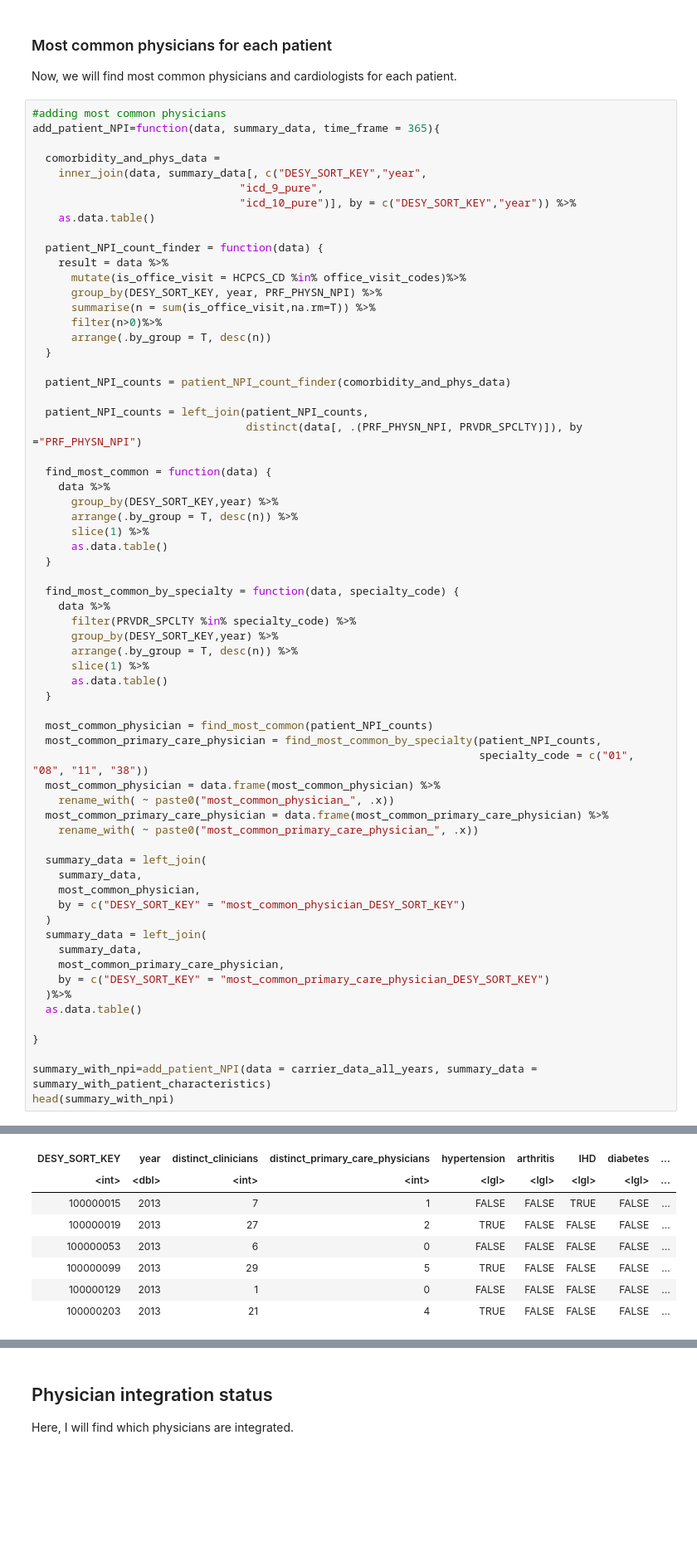
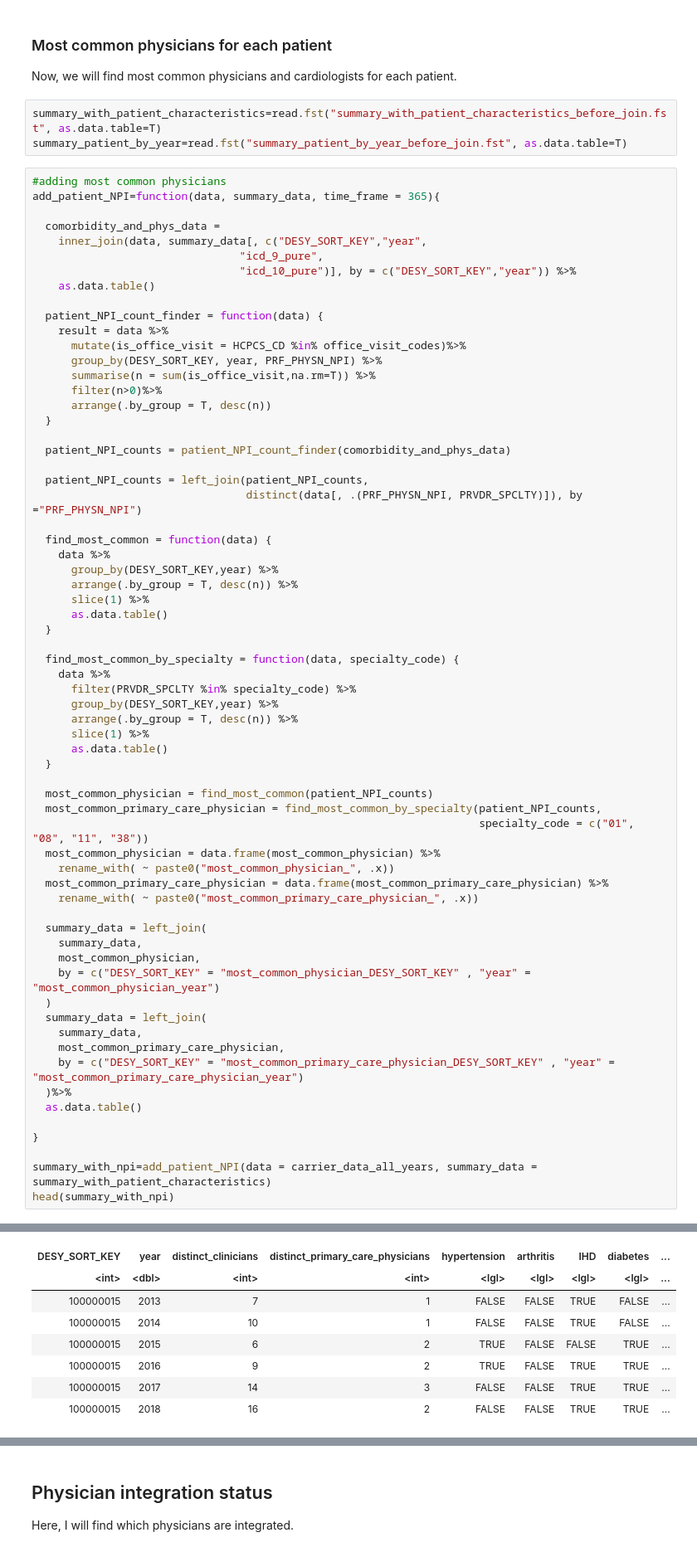
Before and after one commit to F4rbod/CaseMix, a Jupyter notebook: Calculations.ipynb, the cells around one changed output, grey strips where cells are left out. Shown: that part at 83% size. Cells and saved outputs as stored; diff of their text form; blank space fills up the shorter version.

Commit message:
fixed errors in the summary files and got to the end of producing results with integration stats

```diff
--- a/Calculations.ipynb
+++ b/Calculations.ipynb
@@ -297,6 +275,9 @@ A data.table: 6 × 46
 ### Most common physicians for each patient
 
 Now, we will find most common physicians and cardiologists for each patient.
+# %%
+summary_with_patient_characteristics=read.fst("summary_with_patient_characteristics_before_join.fst", as.data.table=T)
+summary_patient_by_year=read.fst("summary_patient_by_year_before_join.fst", as.data.table=T)
 # %%
 #adding most common physicians
 add_patient_NPI=function(data, summary_data, time_frame = 365){
@@ -349,12 +330,12 @@ add_patient_NPI=function(data, summary_data, time_frame = 365){
   summary_data = left_join(
     summary_data,
     most_common_physician,
-    by = c("DESY_SORT_KEY" = "most_common_physician_DESY_SORT_KEY")
+    by = c("DESY_SORT_KEY" = "most_common_physician_DESY_SORT_KEY" , "year" = "most_common_physician_year")
   )
   summary_data = left_join(
     summary_data,
     most_common_primary_care_physician,
-    by = c("DESY_SORT_KEY" = "most_common_primary_care_physician_DESY_SORT_KEY")
+    by = c("DESY_SORT_KEY" = "most_common_primary_care_physician_DESY_SORT_KEY" , "year" = "most_common_primary_care_physician_year")
   )%>%
   as.data.table()
 
@@ -368,8 +349,8 @@ A data.table: 6 × 54
 | DESY_SORT_KEY | year | distinct_clinicians | distinct_primary_care_physicians | hypertension | arthritis | IHD | diabetes | ... |
 | <int> | <dbl> | <int> | <int> | <lgl> | <lgl> | <lgl> | <lgl> | ... |
 | 100000015 | 2013 | 7 | 1 | FALSE | FALSE | TRUE | FALSE | ... |
-| 100000019 | 2013 | 27 | 2 | TRUE | FALSE | FALSE | FALSE | ... |
-| 100000053 | 2013 | 6 | 0 | FALSE | FALSE | FALSE | FALSE | ... |
-| 100000099 | 2013 | 29 | 5 | TRUE | FALSE | FALSE | FALSE | ... |
-| 100000129 | 2013 | 1 | 0 | FALSE | FALSE | FALSE | FALSE | ... |
-| 100000203 | 2013 | 21 | 4 | TRUE | FALSE | FALSE | FALSE | ... |
+| 100000015 | 2014 | 10 | 1 | FALSE | FALSE | TRUE | FALSE | ... |
+| 100000015 | 2015 | 6 | 2 | TRUE | FALSE | FALSE | TRUE | ... |
+| 100000015 | 2016 | 9 | 2 | TRUE | FALSE | TRUE | TRUE | ... |
+| 100000015 | 2017 | 14 | 3 | FALSE | FALSE | TRUE | TRUE | ... |
+| 100000015 | 2018 | 16 | 2 | FALSE | FALSE | TRUE | TRUE | ... |
```
Also changed, not shown: parts of 15 cells of this notebook, 2 other files.
